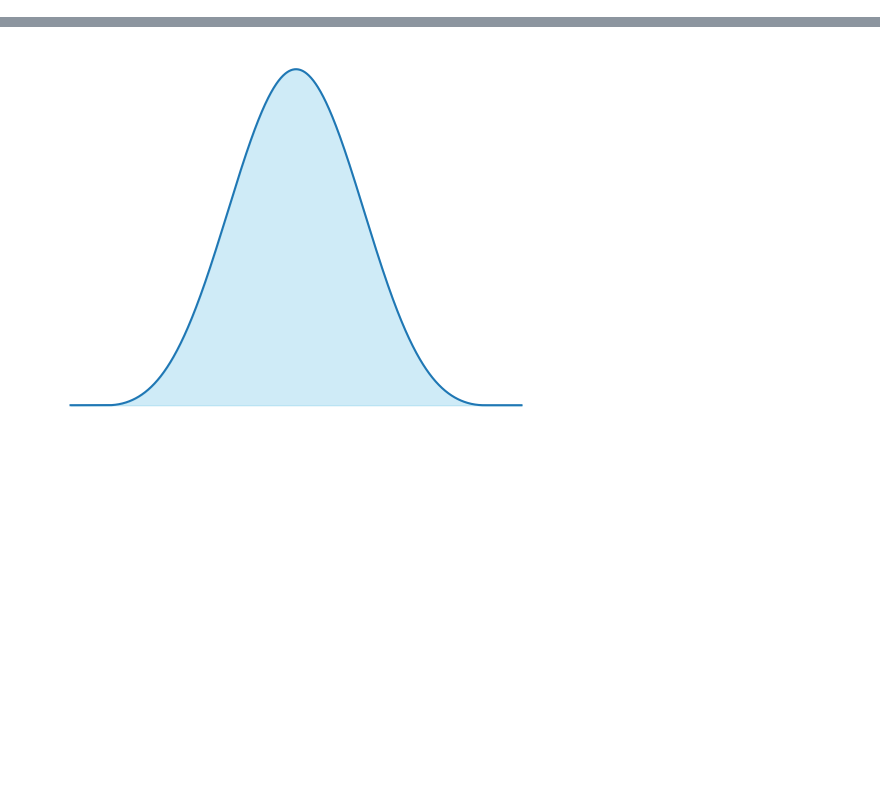
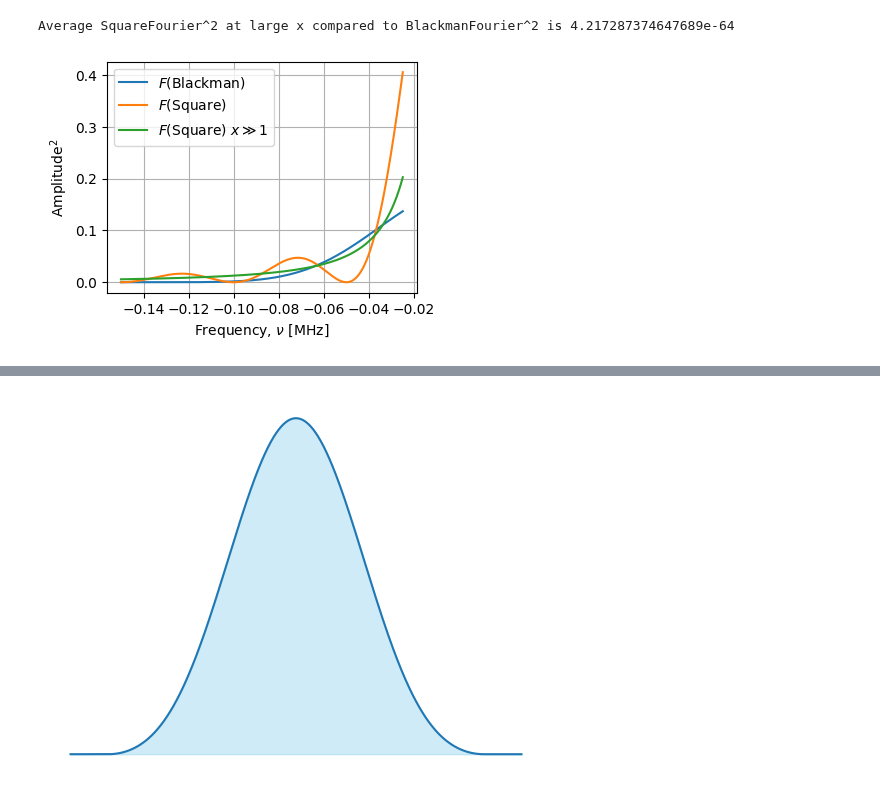
Before and after one commit to colinjdale/ChiPyLab, a Jupyter notebook: examples/plot_blackman_envelope.ipynb, the cells around one changed output, grey strips where cells are left out. Drawn from its saved outputs; the diff is of its cells as text; code cells hidden in the pictures; blank space fills up the shorter version.

```diff
--- a/examples/plot_blackman_envelope.ipynb
+++ b/examples/plot_blackman_envelope.ipynb
@@ -0,0 +41,27 @@
+# %%
+from general.pulses import blackman_fourier
+
+nu_test = -0.15
+nu = np.linspace(nu_test, -0.025, 1000)
+t_width = 20
+
+def large_x_sinc(x):
+    return 1/np.sqrt(2)* np.piecewise(x, [x==0, x!=0], [1, lambda x: 1/(np.pi * x)])
+
+fig, ax = plt.subplots(figsize=(4,3))
+
+ax.plot(nu, (blackman_fourier(nu, t_width)/t_width)**2, label=r'$F$(Blackman)')
+ax.plot(nu, np.sinc(t_width*nu)**2, label=r'$F$(Square)')
+ax.plot(nu, large_x_sinc(t_width*nu)**2, label=r'$F$(Square) $x\gg1$')
+ax.grid(True)
+ax.set(xlabel=r"Frequency, $\nu$ [MHz]", ylabel=r"Amplitude$^2$")
+ax.legend(loc="upper left")
+
+ratio = (blackman_fourier(nu_test, t_width)/t_width)**2/large_x_sinc(t_width*nu_test)**2
+
+print(f"Average SquareFourier^2 at large x compared to BlackmanFourier^2 is {ratio}")
+
+plt.show()
+# %% [output]
+Average SquareFourier^2 at large x compared to BlackmanFourier^2 is 4.217287374647689e-64
+[figure, added]
```
Also changed, not shown: parts of 17 cells of this notebook, 1 other file.
